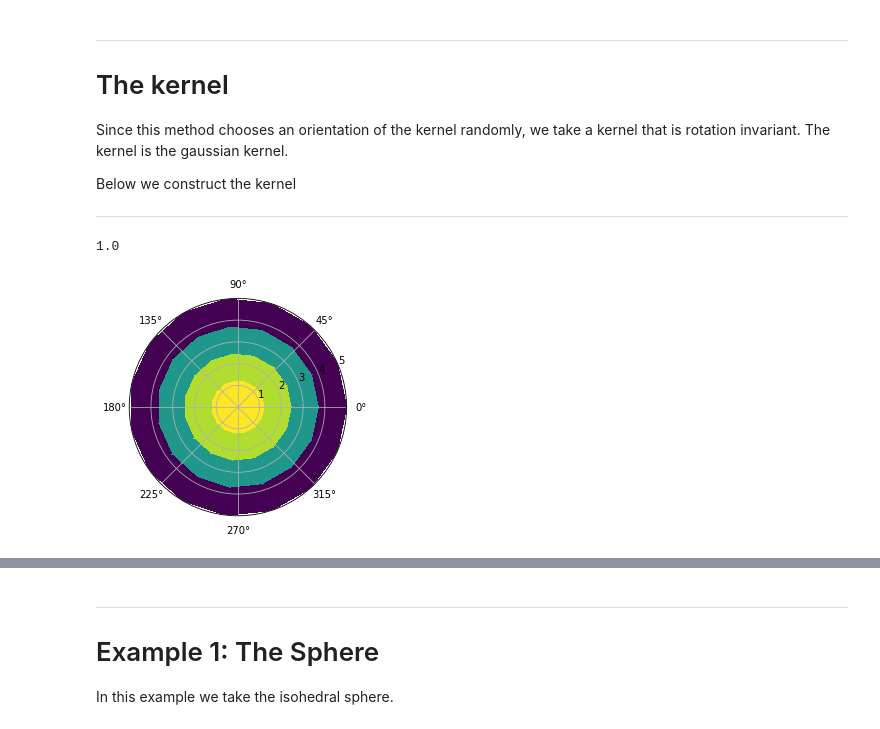
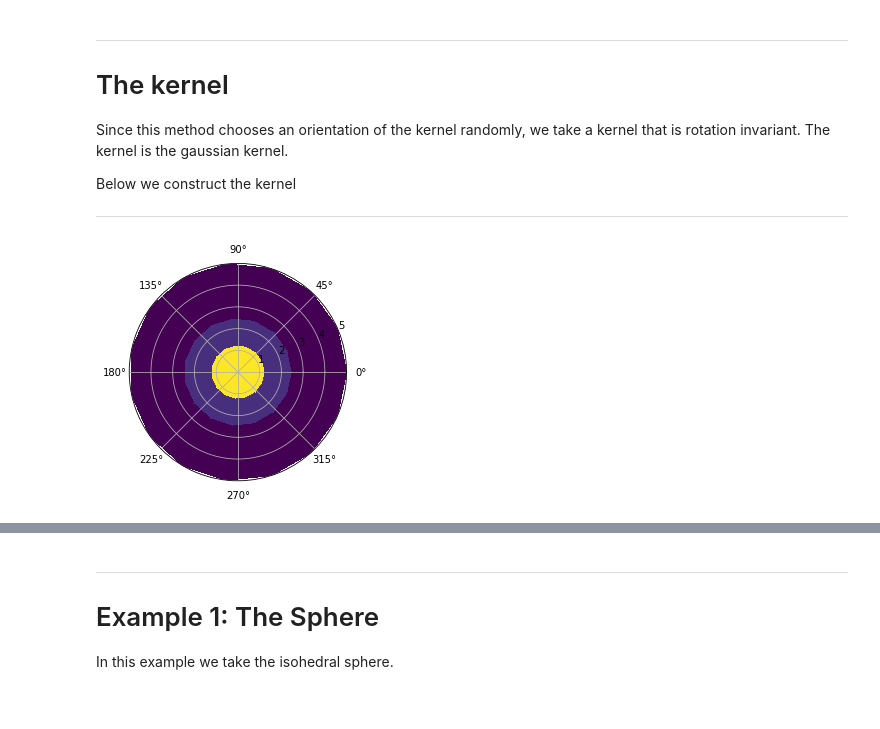
Before and after one commit to mxmvo/GeometricDeepLearning, a Jupyter notebook: examples/Geodesic Convolution.ipynb, the cells around one changed output, grey strips where cells are left out. Drawn from its saved outputs; the diff is of its cells as text; code cells hidden in the pictures.

```diff
--- a/examples/Geodesic Convolution.ipynb
+++ b/examples/Geodesic Convolution.ipynb
@@ -115,8 +131,7 @@ Below we construct the kernel
 ---
 # %%
 # Some small functions
-sigma_p = 1
-p_exp = lambda x: np.exp(-x**2/(2*sigma_p**2))
+p_exp = lambda x, y: np.exp(-x**2/(2*y**2))
 p_trans = lambda r: r/p_bins
 t_trans = lambda t: 2*np.pi*t/t_bins
 
@@ -131,22 +146,20 @@ def plot_disk(t,r,z):
 # %%
 # Make the kernel and plot it
 rad = np.linspace(0, 5, p_bins)
 azm = np.linspace(0, 2 * np.pi, t_bins)
 r, th = np.meshgrid(rad, azm)
 
 def make_kernel(p_bins,t_bins):
     kernel = np.zeros((t_bins, p_bins))
 
     for i in range(p_bins):
         r_1 = p_trans(i)
-        val = p_exp(r_1)
+        val = p_exp(r_1, .1)
         for j in range(t_bins):
             kernel[j,i] = val
     return kernel/kernel.sum()
 
 kernel = make_kernel(p_bins, t_bins)
-print(kernel.sum())
 plot_disk(th, r , kernel)
 # %% [output]
-1.0
-[figure, old version]
+[figure, new version]
```
Also changed, not shown: parts of 36 cells of this notebook, 2 other files.
